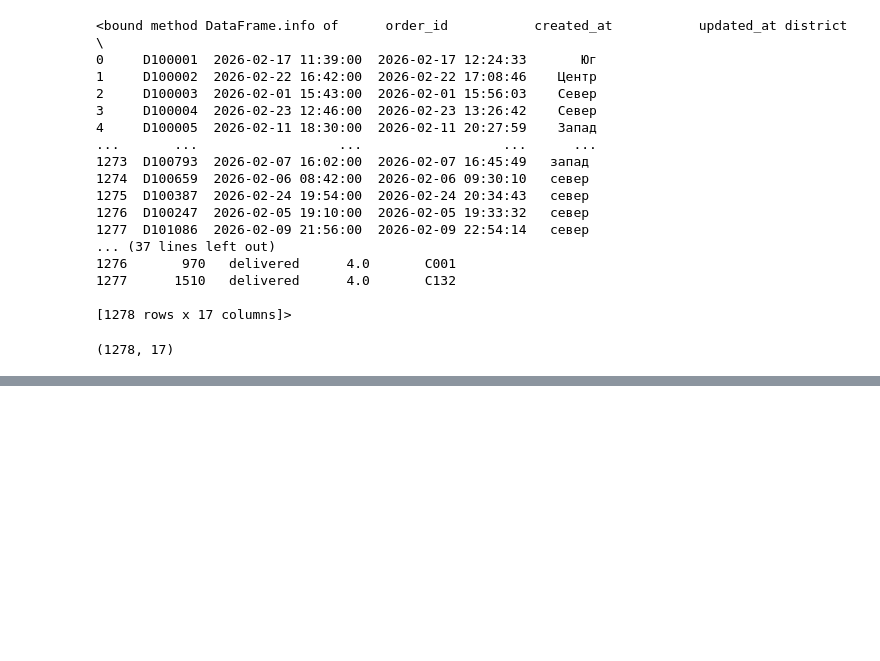
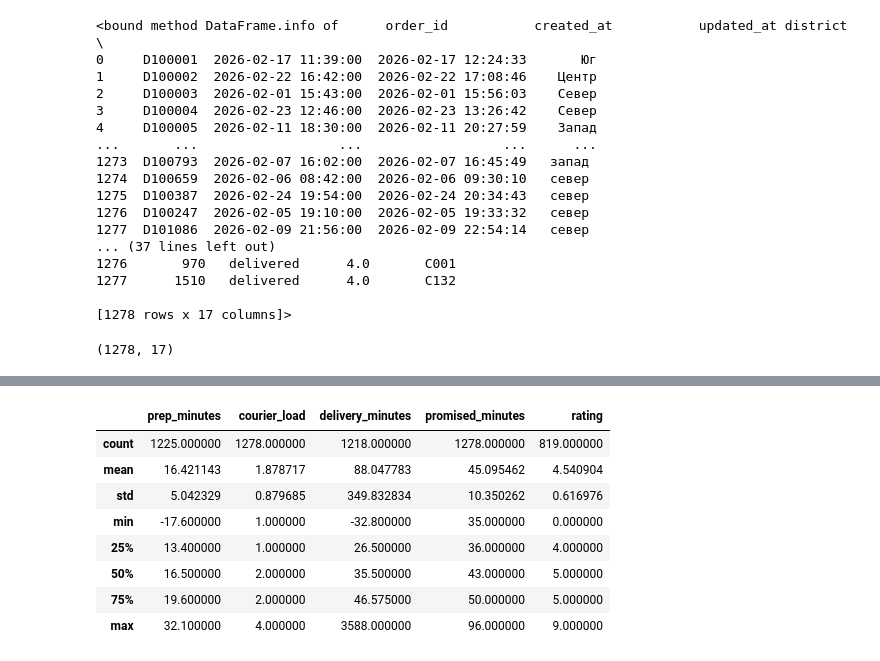
Before and after one commit to MEDBEDGITHUB/eda_project_yanakurierovnikogda, a Jupyter notebook: main.ipynb, the cells around one changed output, grey strips where cells are left out. Cells and saved outputs as stored; diff of their text form; code cells hidden in the pictures; blank space fills up the shorter version.

Commit message:
describe и тд

```diff
--- a/main.ipynb
+++ b/main.ipynb
@@ -47,0 +78,12 @@ plt.show()
+# %%
+df.describe()
+# %% [output]
+|  | prep_minutes | courier_load | delivery_minutes | promised_minutes | rating |
+| count | 1225.000000 | 1278.000000 | 1218.000000 | 1278.000000 | 819.000000 |
+| mean | 16.421143 | 1.878717 | 88.047783 | 45.095462 | 4.540904 |
+| std | 5.042329 | 0.879685 | 349.832834 | 10.350262 | 0.616976 |
+| min | -17.600000 | 1.000000 | -32.800000 | 35.000000 | 0.000000 |
+| 25% | 13.400000 | 1.000000 | 26.500000 | 36.000000 | 4.000000 |
+| 50% | 16.500000 | 2.000000 | 35.500000 | 43.000000 | 5.000000 |
+| 75% | 19.600000 | 2.000000 | 46.575000 | 50.000000 | 5.000000 |
+| max | 32.100000 | 4.000000 | 3588.000000 | 96.000000 | 9.000000 |
```
Also changed, not shown: parts of 4 cells of this notebook.
